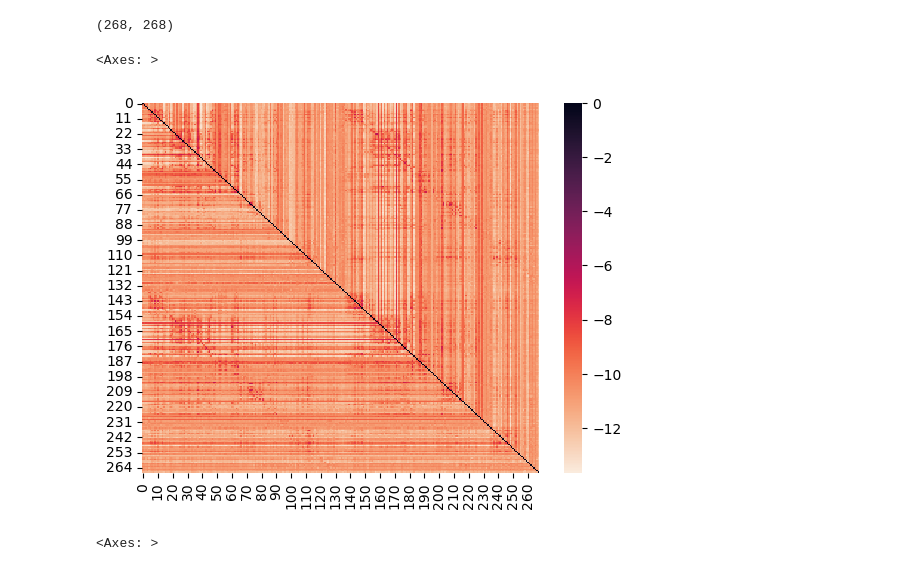
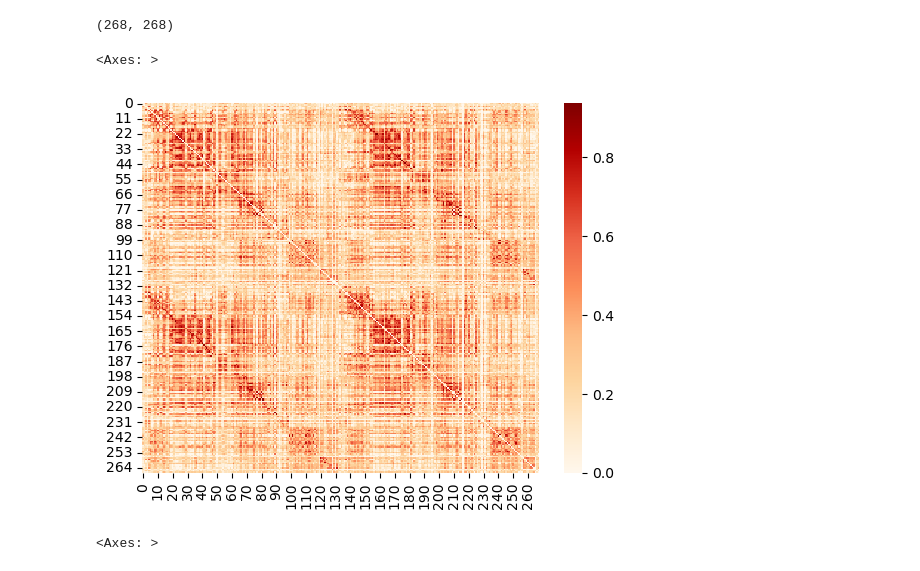
Before and after one commit to i-levy/network-science-final, a Jupyter notebook: setup_testing_v1.ipynb, the cells around one changed output. Saved outputs shown, nothing was run; the diff lists cells and outputs as text; code cells hidden in the pictures.

```diff
--- a/setup_testing_v1.ipynb
+++ b/setup_testing_v1.ipynb
@@ -431,7 +466,7 @@ vals
  'power_env_corr': {'min': -0.251, 'max': 0.911},
  'transfer_entropy': {'min': -0.076, 'max': 0.076}}
 # %%
-fc = np.load('/home/gbz6qn/Documents/research/data/coupling/working/included_subs/spis/100206/symmetrized/cointegration_symmetrized.npy')
+fc = np.load('/home/gbz6qn/Documents/research/data/coupling/working/included_subs/spis/100206/symmetrized/covariance_symmetrized.npy')
 fc_scaled = MinMaxScaler().fit_transform(fc)
 """
 fc_thresh_02 = np.where(np.abs(fc) >= 0.2, fc, 0)
@@ -449,5 +484,5 @@ fc_thresh_06 = np.where(fc >= 0.6, fc, 0)
 fc_thresh_07 = np.where(fc >= 0.7, fc, 0)
 fc_thresh_pos = np.where(fc > 0 , fc, 0)
 #fc_thresh_pos_fill = np.fill_diagonal(fc_thresh_pos, 0.0)
-
+np.fill_diagonal(fc, 0)
 G = nx.Graph(fc)
@@ -625,10 +671,10 @@ latt.shape
 # %%
 latt = nx.lattice_reference(G)
 # %%
-sns.heatmap(fc, cmap="rocket_r")
+sns.heatmap(fc_thresh_pos, cmap="OrRd")
 # %% [output]
 <Axes: >
-[figure, old version]
+[figure, new version]
 # %%
 sns.heatmap(MinMaxScaler().fit_transform(fc), cmap='rocket_r')
 # %% [output]
```
Also changed, not shown: parts of 13 cells of this notebook, 1 other file.
